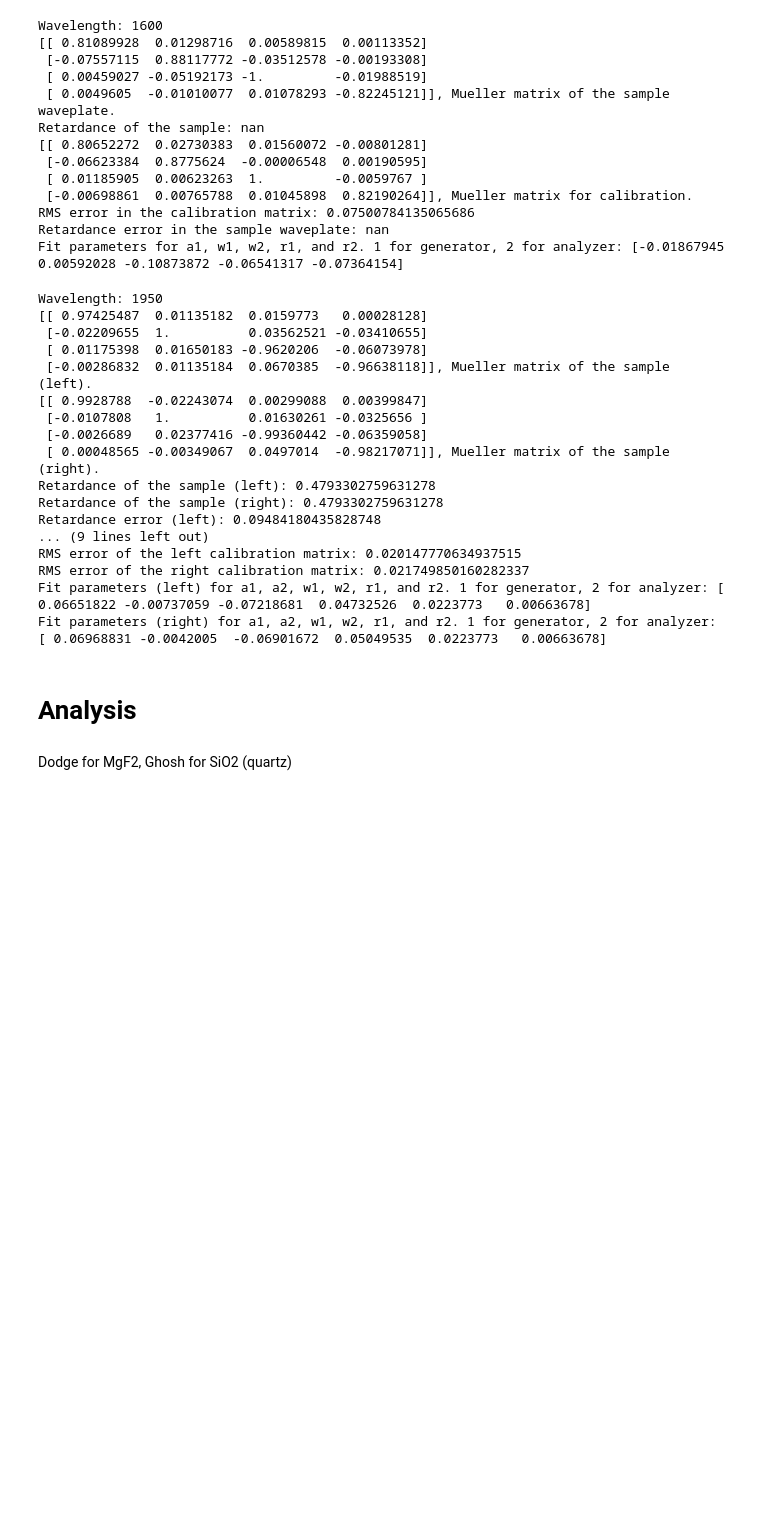
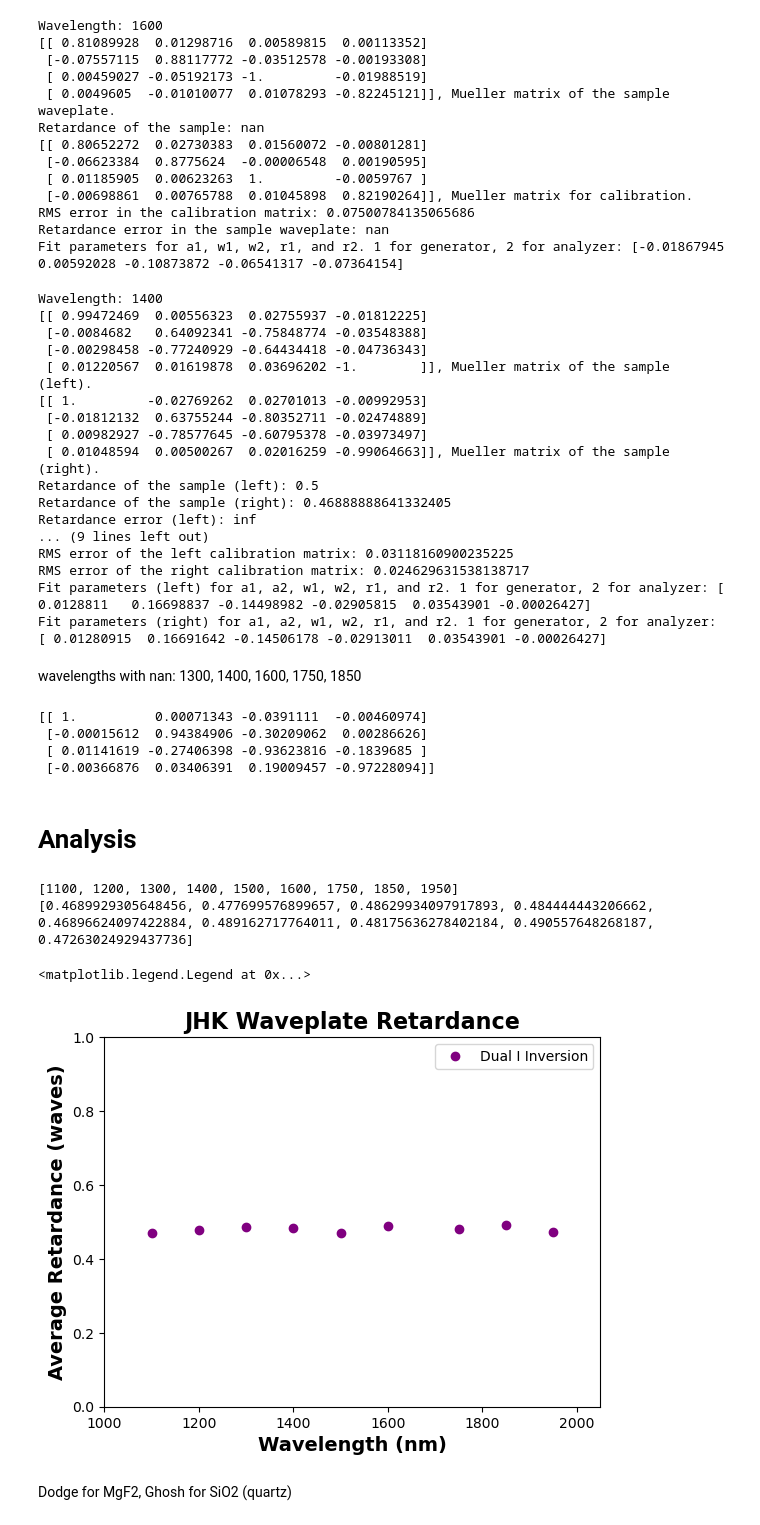
Before and after one commit to wcmelby/wcmelby-HWP_Characterizations, a Jupyter notebook: SuperK_Select_Data/JHK_Plate/JHK_SuperK_Analysis.ipynb, the cells around one changed output. Cells and saved outputs as stored; diff of their text form; code cells hidden in the pictures; blank space fills up the shorter version.

```diff
--- a/SuperK_Select_Data/JHK_Plate/JHK_SuperK_Analysis.ipynb
+++ b/SuperK_Select_Data/JHK_Plate/JHK_SuperK_Analysis.ipynb
@@ -725,7 +811,7 @@ RMS error in the calibration matrix: 0.07500784135065686
 Retardance error in the sample waveplate: nan
 Fit parameters for a1, w1, w2, r1, and r2. 1 for generator, 2 for analyzer: [-0.01867945  0.00592028 -0.10873872 -0.06541317 -0.07364154]
 # %%
-results = multi_analysis([1950], 'I')
+results = multi_analysis([1400], 'I')
 
 # Check the results
 if results:
@@ -747,25 +833,60 @@ if results:
 else:
     print("No results to display.")
 # %% [output]
-Wavelength: 1950
-[[ 0.97425487  0.01135182  0.0159773   0.00028128]
- [-0.02209655  1.          0.03562521 -0.03410655]
- [ 0.01175398  0.01650183 -0.9620206  -0.06073978]
- [-0.00286832  0.01135184  0.0670385  -0.96638118]], Mueller matrix of the sample (left).
-[[ 0.9928788  -0.02243074  0.00299088  0.00399847]
- [-0.0107808   1.          0.01630261 -0.0325656 ]
- [-0.0026689   0.02377416 -0.99360442 -0.06359058]
- [ 0.00048565 -0.00349067  0.0497014  -0.98217071]], Mueller matrix of the sample (right).
-Retardance of the sample (left): 0.4793302759631278
-Retardance of the sample (right): 0.4793302759631278
-Retardance error (left): 0.09484180435828748
+Wavelength: 1400
+[[ 0.99472469  0.00556323  0.02755937 -0.01812225]
+ [-0.0084682   0.64092341 -0.75848774 -0.03548388]
+ [-0.00298458 -0.77240929 -0.64434418 -0.04736343]
+ [ 0.01220567  0.01619878  0.03696202 -1.        ]], Mueller matrix of the sample (left).
+[[ 1.         -0.02769262  0.02701013 -0.00992953]
+ [-0.01812132  0.63755244 -0.80352711 -0.02474889]
+ [ 0.00982927 -0.78577645 -0.60795378 -0.03973497]
+ [ 0.01048594  0.00500267  0.02016259 -0.99064663]], Mueller matrix of the sample (right).
+Retardance of the sample (left): 0.5
+Retardance of the sample (right): 0.46888888641332405
+Retardance error (left): inf
 ... (9 lines left out)
-RMS error of the left calibration matrix: 0.020147770634937515
-RMS error of the right calibration matrix: 0.021749850160282337
-Fit parameters (left) for a1, a2, w1, w2, r1, and r2. 1 for generator, 2 for analyzer: [ 0.06651822 -0.00737059 -0.07218681  0.04732526  0.0223773   0.00663678]
-Fit parameters (right) for a1, a2, w1, w2, r1, and r2. 1 for generator, 2 for analyzer: [ 0.06968831 -0.0042005  -0.06901672  0.05049535  0.0223773   0.00663678]
+RMS error of the left calibration matrix: 0.03118160900235225
+RMS error of the right calibration matrix: 0.024629631538138717
+Fit parameters (left) for a1, a2, w1, w2, r1, and r2. 1 for generator, 2 for analyzer: [ 0.0128811   0.16698837 -0.14498982 -0.02905815  0.03543901 -0.00026427]
+Fit parameters (right) for a1, a2, w1, w2, r1, and r2. 1 for generator, 2 for analyzer: [ 0.01280915  0.16691642 -0.14506178 -0.02913011  0.03543901 -0.00026427]
+# %% [markdown]
+wavelengths with nan: 1300, 1400, 1600, 1750, 1850
+# %%
+matrix1100 = results[1100][0]
+print(matrix1100)
+# %% [output]
+[[ 1.          0.00071343 -0.0391111  -0.00460974]
+ [-0.00015612  0.94384906 -0.30209062  0.00286626]
+ [ 0.01141619 -0.27406398 -0.93623816 -0.1839685 ]
+ [-0.00366876  0.03406391  0.19009457 -0.97228094]]
 # %% [markdown]
 # Analysis
+# %%
+results = multi_analysis(wavelengths, 'I')
+retardance_averages = []
+
+for wavelength in wavelengths:
+    avg_value = (results[wavelength][2] + results[wavelength][3])/2
+    # print(wavelength, avg_value)
+    retardance_averages.append(avg_value)
+
+print(wavelengths)
+print(retardance_averages)
+# %% [output]
+[1100, 1200, 1300, 1400, 1500, 1600, 1750, 1850, 1950]
+[0.4689929305648456, 0.477699576899657, 0.48629934097917893, 0.484444443206662, 0.46896624097422884, 0.489162717764011, 0.48175636278402184, 0.490557648268187, 0.47263024929437736]
+# %%
+plt.plot(wavelengths, retardance_averages, 'o', color='purple', label='Dual I Inversion')
+plt.xlabel('Wavelength (nm)', fontweight='bold', fontsize=14)
+plt.ylabel('Average Retardance (waves)', fontweight='bold', fontsize=14)
+plt.xlim([1000, 2050])
+plt.ylim([0, 1])
+plt.title('JHK Waveplate Retardance', fontweight='bold', fontsize=16)
+plt.legend()
+# %% [output]
+<matplotlib.legend.Legend at 0x...>
+[figure, added]
 # %% [markdown]
 Dodge for MgF2, Ghosh for SiO2 (quartz)
 # %%
```
Also changed, not shown: parts of 4 cells of this notebook, 1 other file.
